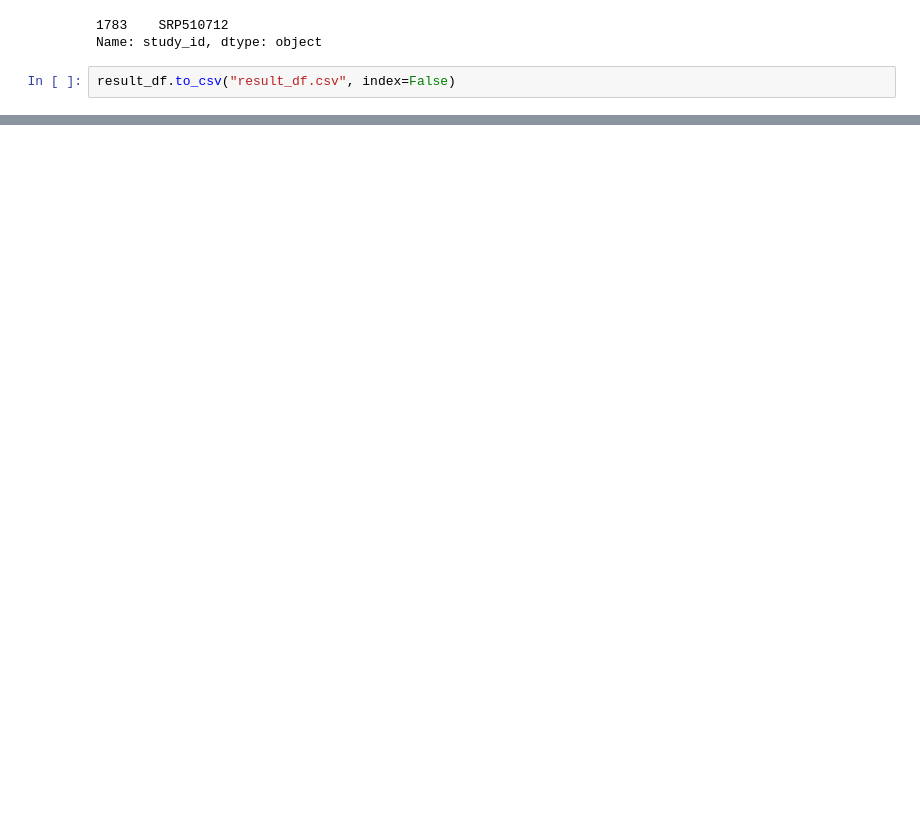
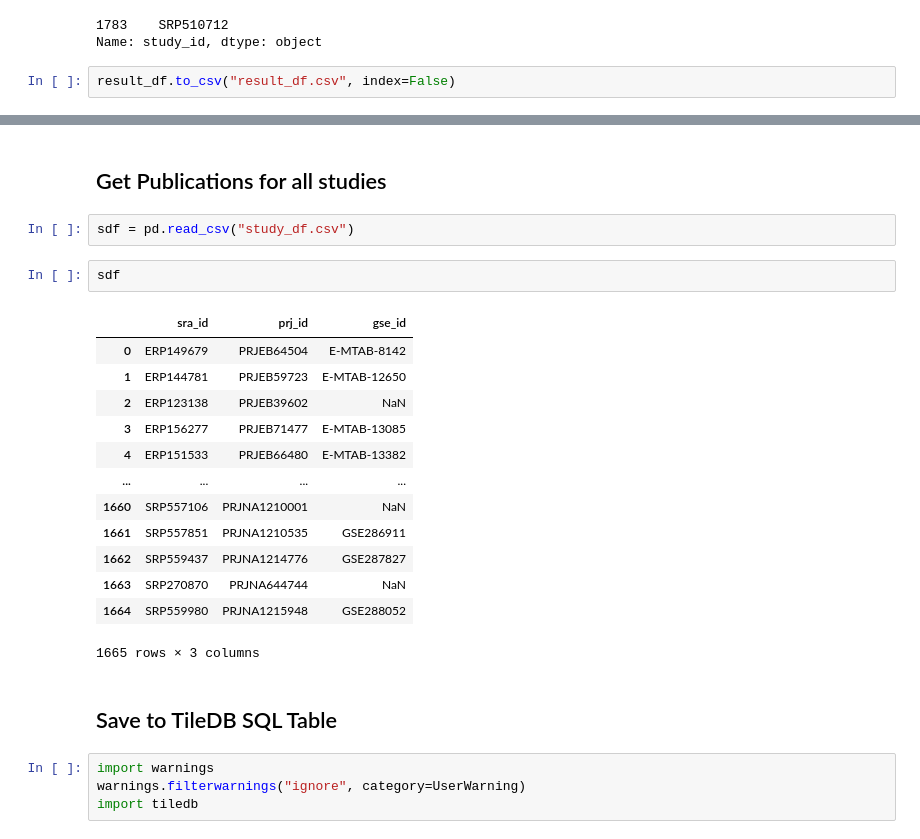
Before and after one commit to maarten-devries/basecamp, a Jupyter notebook: scBaseCamp_tutorial.ipynb, the cells around one changed output, grey strips where cells are left out. Cells and saved outputs as stored; diff of their text form; blank space fills up the shorter version.

```diff
--- a/scBaseCamp_tutorial.ipynb
+++ b/scBaseCamp_tutorial.ipynb
@@ -365,0 +446,26 @@ result_df
+# %% [markdown]
+## Get Publications for all studies
+# %%
+sdf = pd.read_csv("study_df.csv")
+# %%
+sdf
+# %% [output]
+|  | sra_id | prj_id | gse_id |
+| 0 | ERP149679 | PRJEB64504 | E-MTAB-8142 |
+| 1 | ERP144781 | PRJEB59723 | E-MTAB-12650 |
+| 2 | ERP123138 | PRJEB39602 | NaN |
+| 3 | ERP156277 | PRJEB71477 | E-MTAB-13085 |
+| 4 | ERP151533 | PRJEB66480 | E-MTAB-13382 |
+| ... | ... | ... | ... |
+| 1660 | SRP557106 | PRJNA1210001 | NaN |
+| 1661 | SRP557851 | PRJNA1210535 | GSE286911 |
+| 1662 | SRP559437 | PRJNA1214776 | GSE287827 |
+| 1663 | SRP270870 | PRJNA644744 | NaN |
+| 1664 | SRP559980 | PRJNA1215948 | GSE288052 |
+1665 rows × 3 columns
+# %% [markdown]
+## Save to TileDB SQL Table
+# %%
+import warnings
+warnings.filterwarnings("ignore", category=UserWarning)
+import tiledb
```
Also changed, not shown: parts of 101 cells of this notebook, 1 other file.
